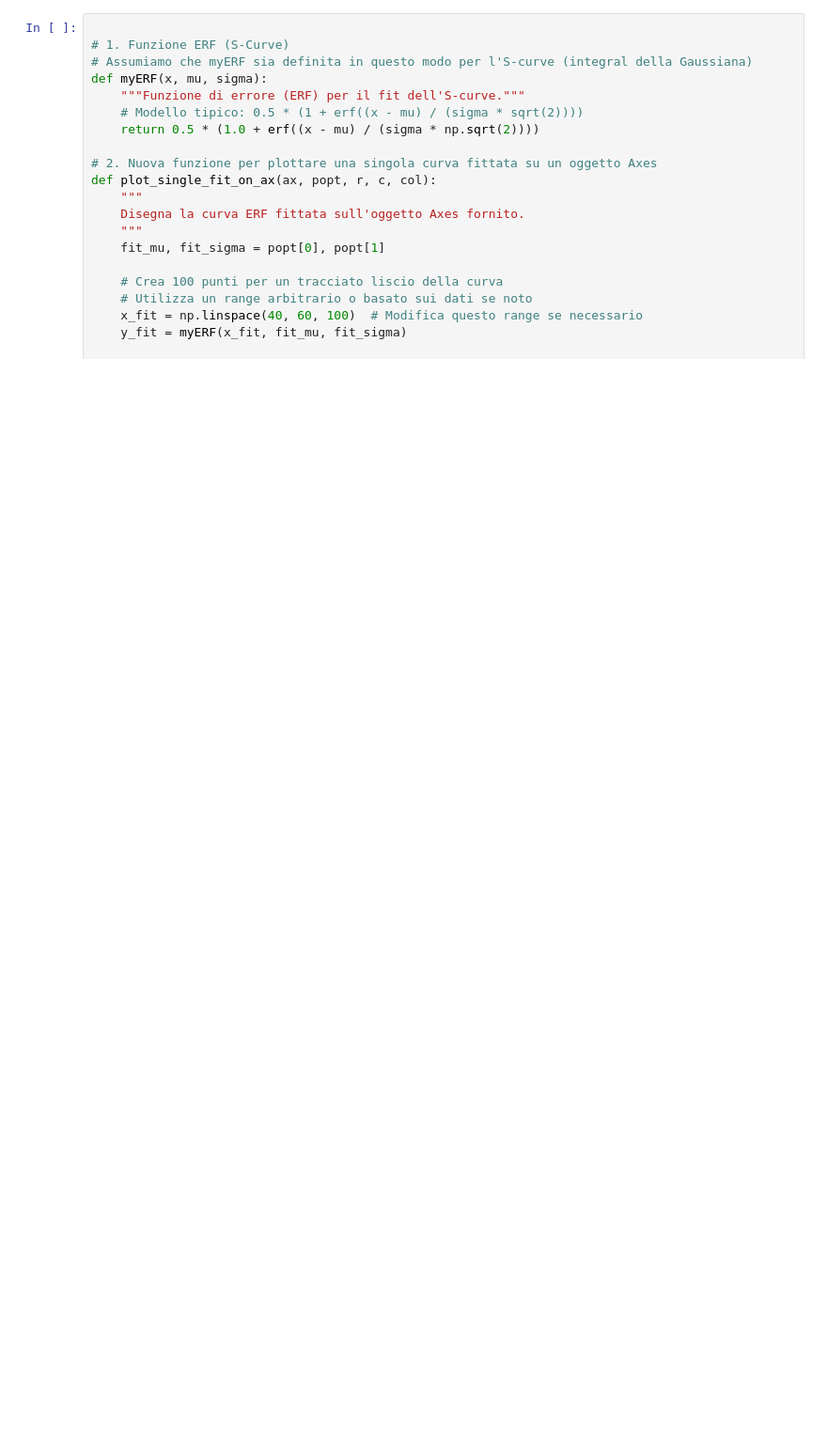
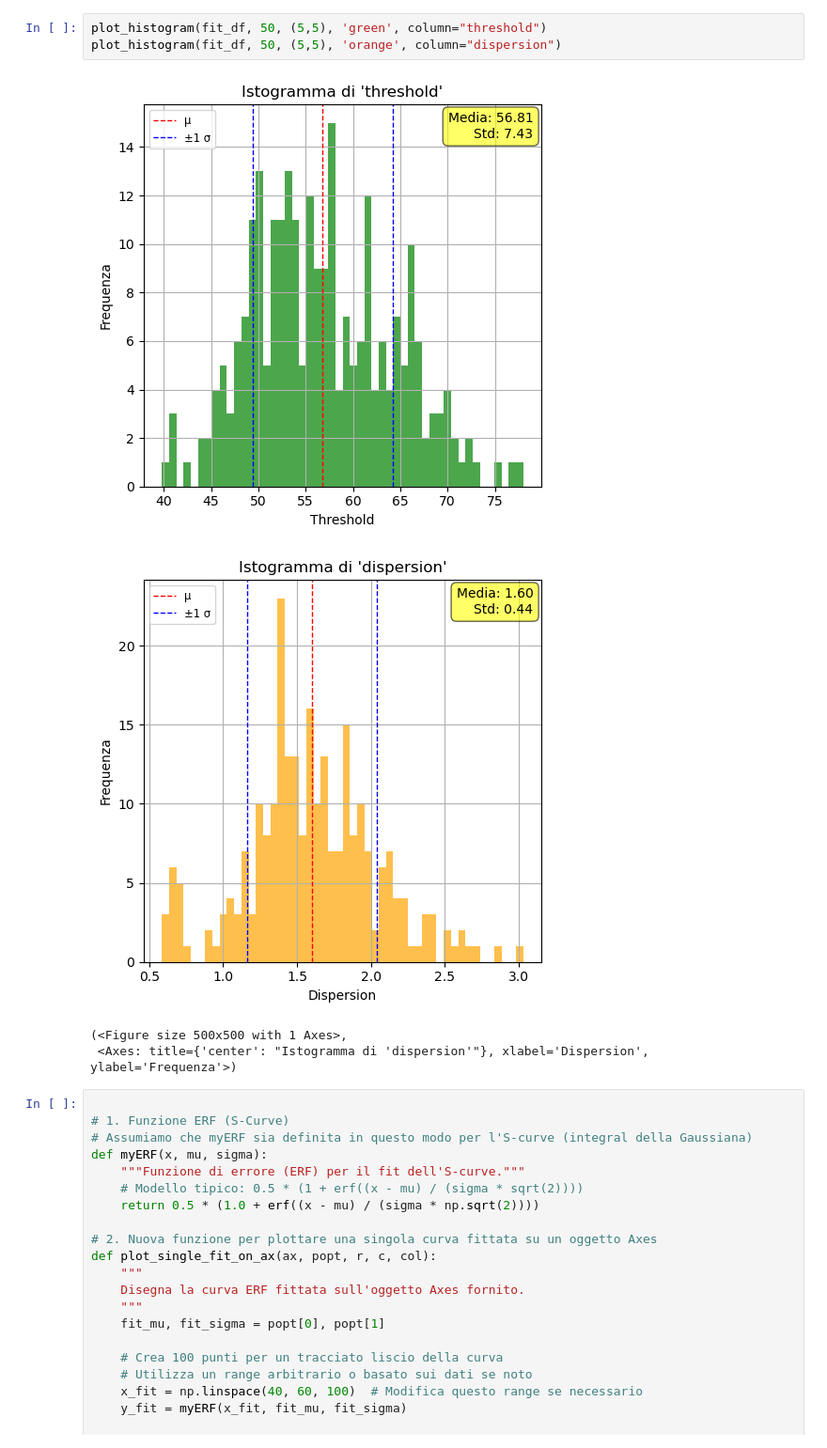
Before and after one commit to agalliani/falaphel3-daq, a Jupyter notebook: analisi-matrice copy.ipynb, the cells around one changed output. Shown at 94% size. Drawn from its saved outputs; the diff is of its cells as text; blank space fills up the shorter version.

```diff
--- a/analisi-matrice copy.ipynb
+++ b/analisi-matrice copy.ipynb
@@ -232,3 +307,11 @@ Dispersion < 14: mean = 1.19, std = 0.61
+# %%
+plot_histogram(fit_df, 50, (5,5), 'green', column="threshold")
+plot_histogram(fit_df, 50, (5,5), 'orange', column="dispersion")
+# %% [output]
+[figure, added]
+[figure, added]
+(<Figure size 500x500 with 1 Axes>,
+ <Axes: title={'center': "Istogramma di 'dispersion'"}, xlabel='Dispersion', ylabel='Frequenza'>)
 # %%
 
 # 1. Funzione ERF (S-Curve)
```
Also changed, not shown: parts of 9 cells of this notebook, 10 other files.
